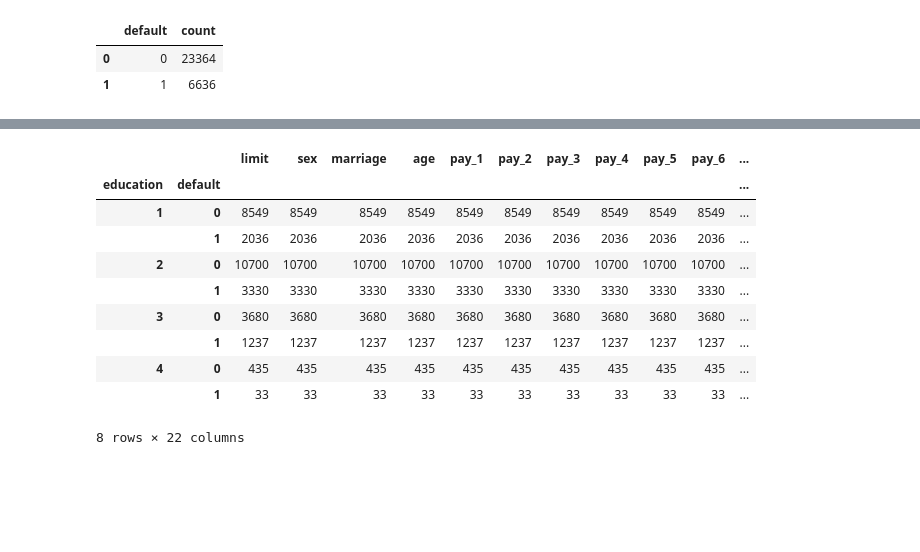
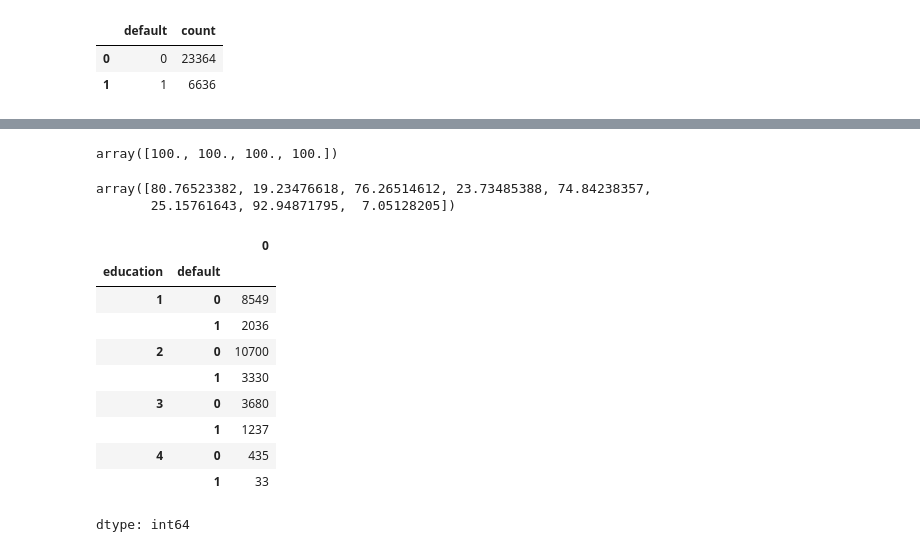
Before and after one commit to ntshtn/Credit_Card_Customer_Prediction, a Jupyter notebook: Credit_Card_Customer_Data_Visualization.ipynb, the cells around one changed output, grey strips where cells are left out. Cells and saved outputs as stored; diff of their text form; code cells hidden in the pictures; blank space fills up the shorter version.

```diff
--- a/Credit_Card_Customer_Data_Visualization.ipynb
+++ b/Credit_Card_Customer_Data_Visualization.ipynb
@@ -329,14 +360,23 @@ combined_data["default"].value_counts().reset_index()
+# %%
+combined_data.groupby('education')['default'].size().groupby(level=0).apply(lambda x: 100 * x / float(x.sum())).values
+# %% [output]
+array([100., 100., 100., 100.])
+# %%
+combined_data.groupby(['education', 'default']).size().groupby(level=0).apply(lambda x: 100 * x / float(x.sum())).values
+# %% [output]
+array([80.76523382, 19.23476618, 76.26514612, 23.73485388, 74.84238357,
+       25.15761643, 92.94871795,  7.05128205])
 # %%
-combined_data.groupby(['education', 'default']).count()
+combined_data.groupby(['education', 'default']).size()
 # %% [output]
-|  |  | limit | sex | marriage | age | pay_1 | pay_2 | pay_3 | pay_4 | pay_5 | pay_6 | ... |
-| education | default |  |  |  |  |  |  |  |  |  |  | ... |
-| 1 | 0 | 8549 | 8549 | 8549 | 8549 | 8549 | 8549 | 8549 | 8549 | 8549 | 8549 | ... |
-|  | 1 | 2036 | 2036 | 2036 | 2036 | 2036 | 2036 | 2036 | 2036 | 2036 | 2036 | ... |
-| 2 | 0 | 10700 | 10700 | 10700 | 10700 | 10700 | 10700 | 10700 | 10700 | 10700 | 10700 | ... |
-|  | 1 | 3330 | 3330 | 3330 | 3330 | 3330 | 3330 | 3330 | 3330 | 3330 | 3330 | ... |
-| 3 | 0 | 3680 | 3680 | 3680 | 3680 | 3680 | 3680 | 3680 | 3680 | 3680 | 3680 | ... |
-|  | 1 | 1237 | 1237 | 1237 | 1237 | 1237 | 1237 | 1237 | 1237 | 1237 | 1237 | ... |
-| 4 | 0 | 435 | 435 | 435 | 435 | 435 | 435 | 435 | 435 | 435 | 435 | ... |
-|  | 1 | 33 | 33 | 33 | 33 | 33 | 33 | 33 | 33 | 33 | 33 | ... |
+|  |  | 0 |
+| education | default |  |
+| 1 | 0 | 8549 |
+|  | 1 | 2036 |
+| 2 | 0 | 10700 |
+|  | 1 | 3330 |
+| 3 | 0 | 3680 |
+|  | 1 | 1237 |
+| 4 | 0 | 435 |
+|  | 1 | 33 |
-8 rows × 22 columns
+dtype: int64
```
Also changed, not shown: parts of 6 cells of this notebook.
